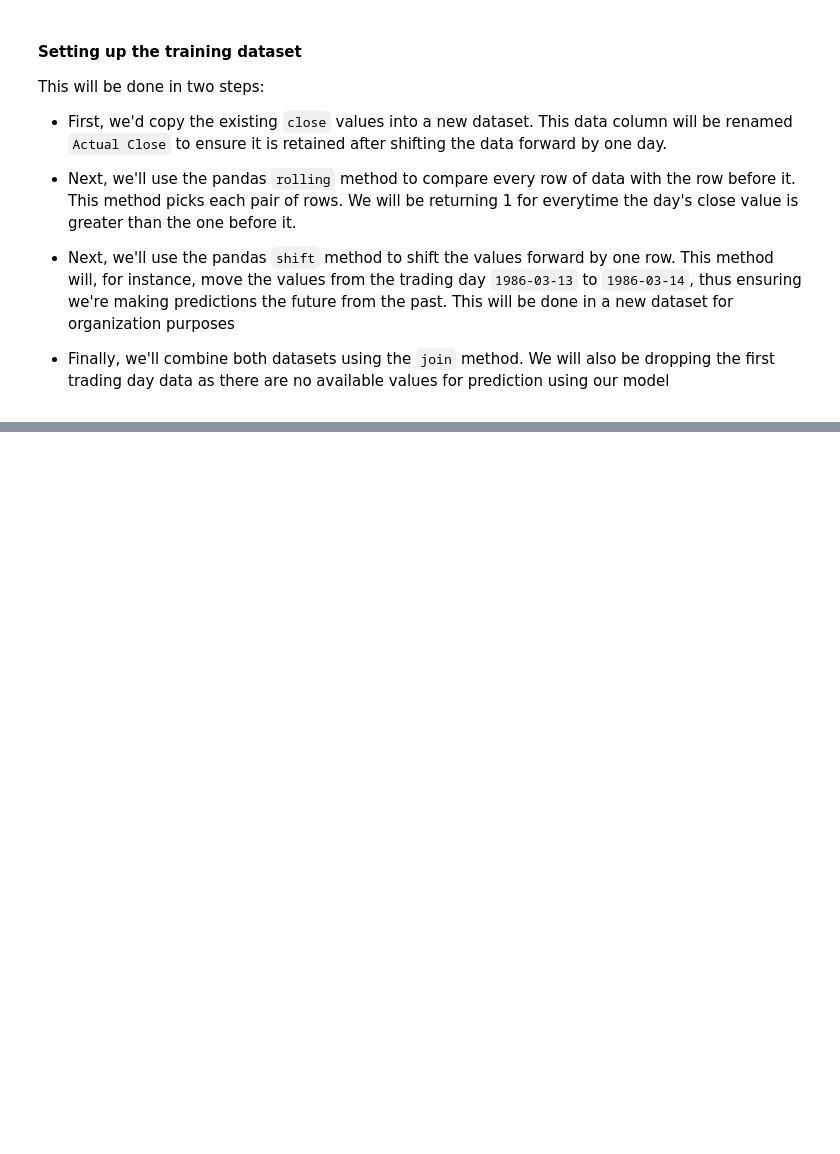
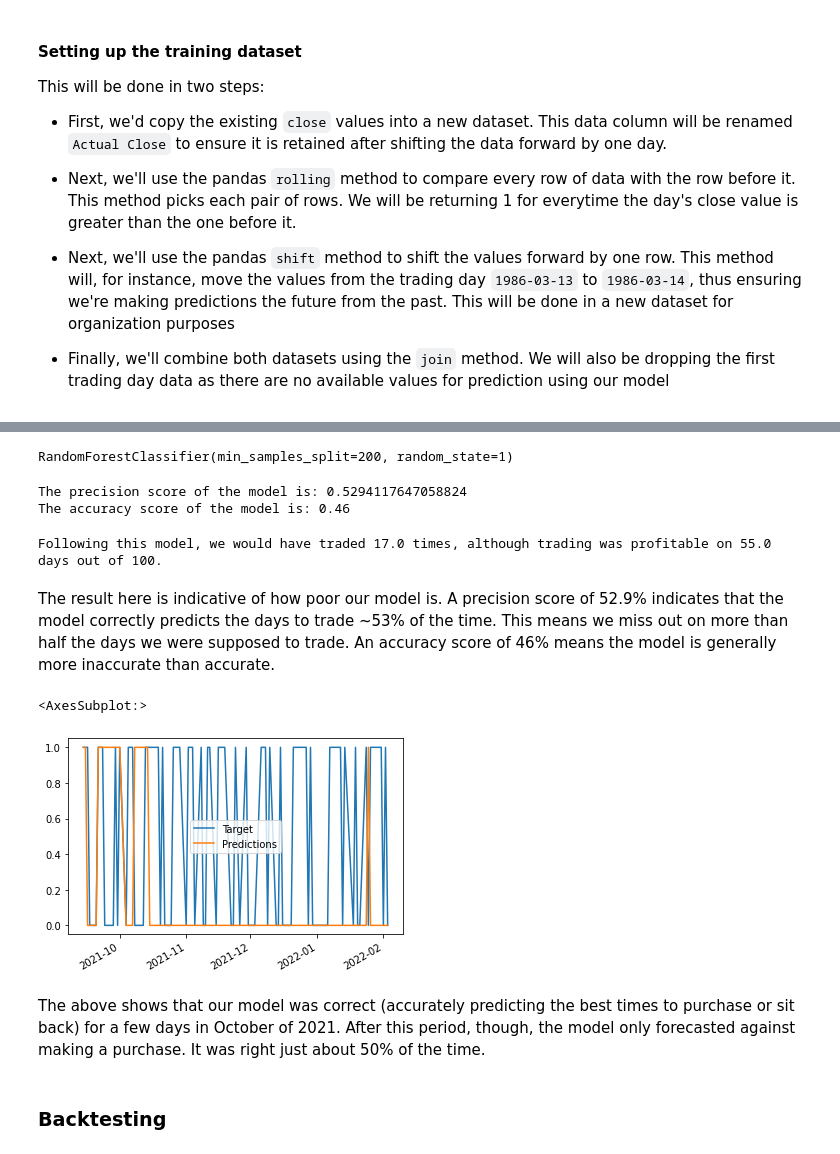
Before and after one commit to rainfidelis/stock_price_prediction, a Jupyter notebook: stock_project.ipynb, the cells around one changed output, grey strips where cells are left out. Saved outputs shown, nothing was run; the diff lists cells and outputs as text; code cells hidden in the pictures; blank space fills up the shorter version.

Commit message:
built first model

```diff
--- a/stock_project.ipynb
+++ b/stock_project.ipynb
@@ -155,0 +165,38 @@ data.head()
+# %%
+# Splitting the train and test data
+train = data.iloc[:-100]
+test = data.iloc[-100:]
+
+# Creating the randomforest model with large numbers of predictors
+model = RandomForestClassifier(n_estimators=100, min_samples_split=200, random_state=1)
+
+model.fit(train[predictors], train["Target"])
+# %% [output]
+RandomForestClassifier(min_samples_split=200, random_state=1)
+# %%
+# Evaluate the model performance
+
+preds = model.predict(test[predictors])
+preds = pd.Series(preds, index=test.index)
+print(f"The precision score of the model is: {precision_score(test['Target'], preds)}")
+print(f"The accuracy score of the model is: {accuracy_score(test['Target'], preds)}")
+# %% [output]
+The precision score of the model is: 0.5294117647058824
+The accuracy score of the model is: 0.46
+# %%
+# Compare the number of times we would have traded vs days trading was profitable
+print(f"Following this model, we would have traded {preds.sum()} times, although trading was profitable on {test['Target'].sum()} days out of {len(test)}.")
+# %% [output]
+Following this model, we would have traded 17.0 times, although trading was profitable on 55.0 days out of 100.
+# %% [markdown]
+The result here is indicative of how poor our model is. A precision score of 52.9% indicates that the model correctly predicts the days to trade ~53% of the time. This means we miss out on more than half the days we were supposed to trade. An accuracy score of 46% means the model is generally more inaccurate than accurate.
+# %%
+combined = pd.concat({"Target": test['Target'], "Predictions":preds}, axis=1)
+combined.plot()
+# %% [output]
+<AxesSubplot:>
+[figure, added]
+# %% [markdown]
+The above shows that our model was correct (accurately predicting the best times to purchase or sit back) for a few days in October of 2021. After this period, though, the model only forecasted against making a purchase. It was right just about 50% of the time.
+# %% [markdown]
+### Backtesting
```
Also changed, not shown: parts of 9 cells of this notebook.
